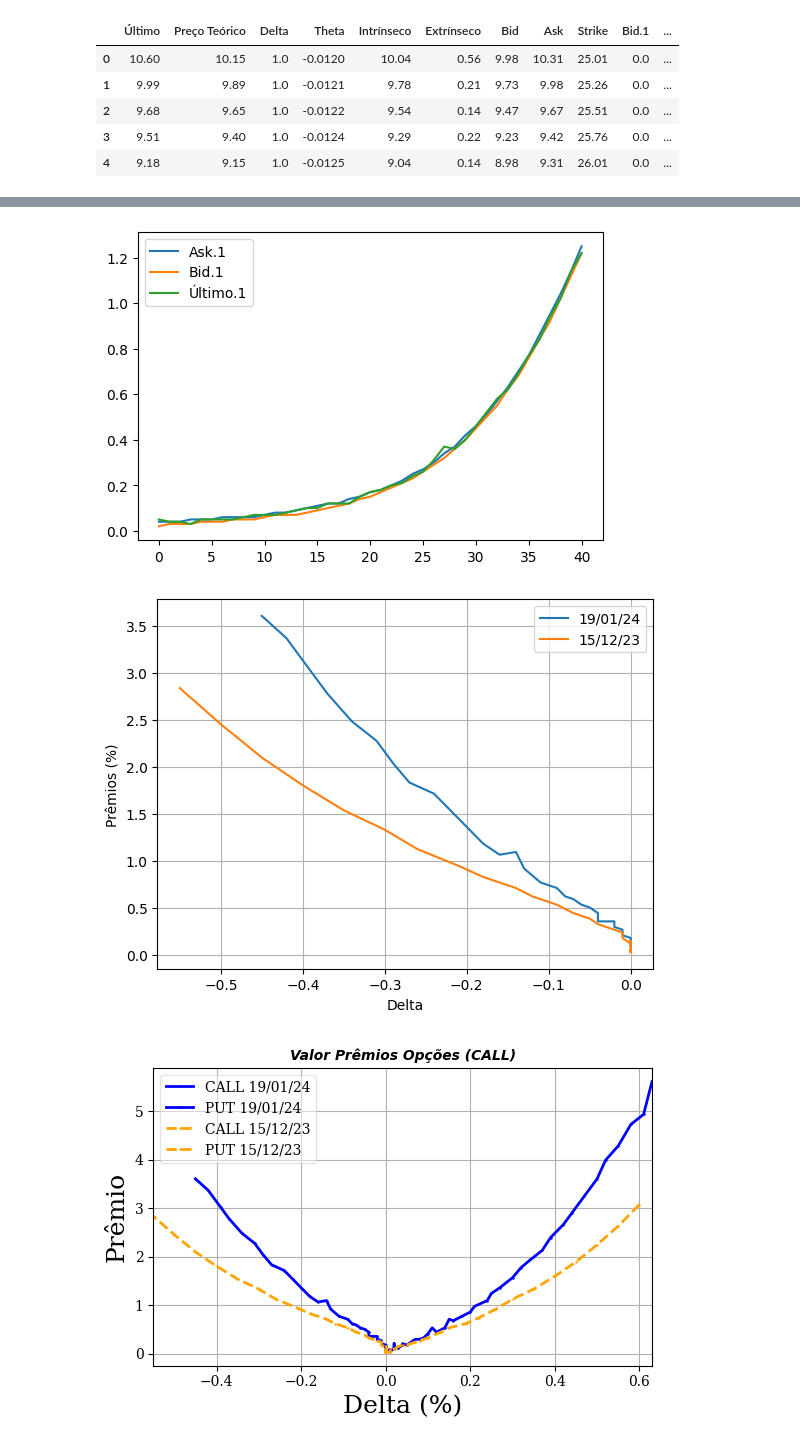
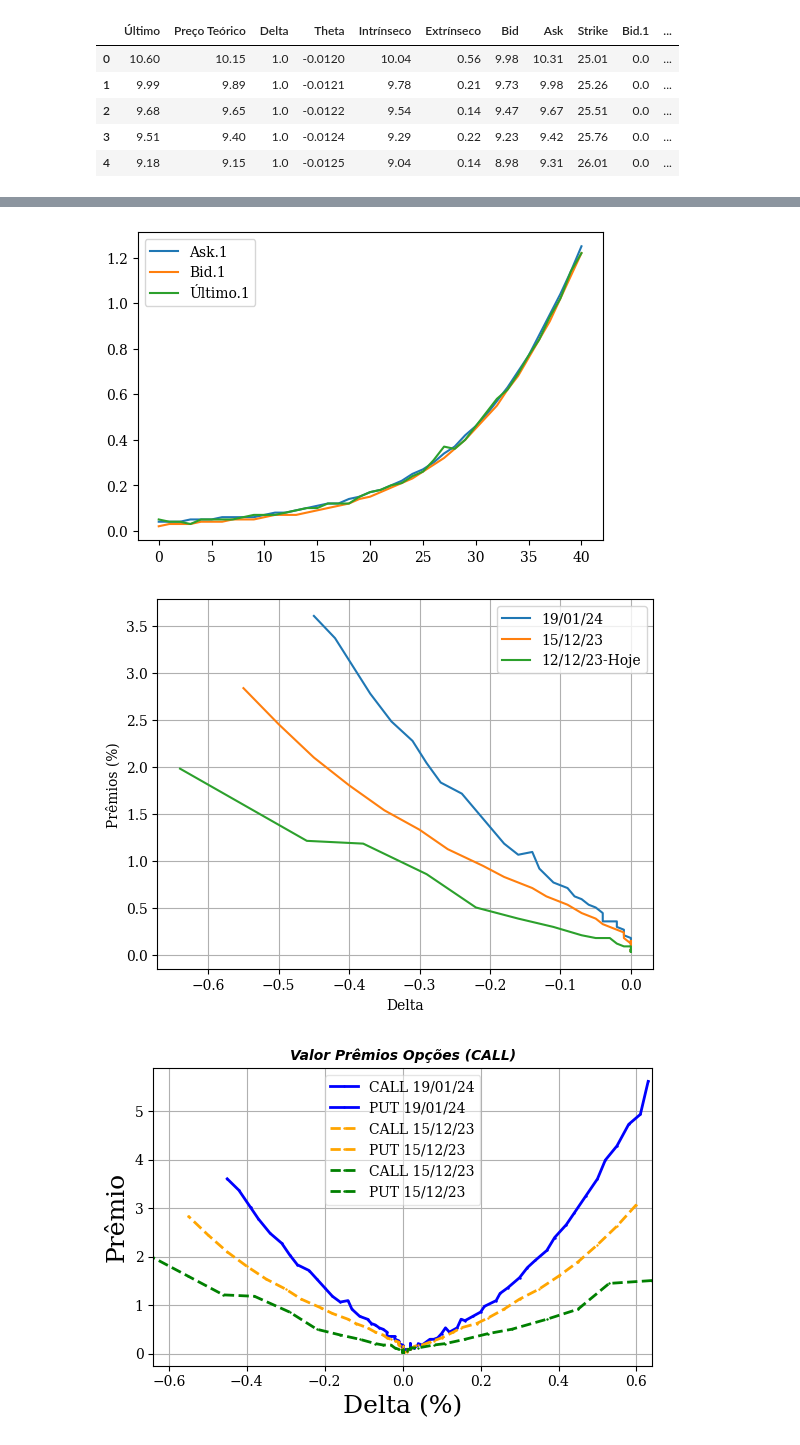
Before and after one commit to facklen/python_para_investimentos, a Jupyter notebook: Avaliação_Opções_PETR4.ipynb, the cells around one changed output, grey strips where cells are left out. Saved outputs shown, nothing was run; the diff lists cells and outputs as text; code cells hidden in the pictures.

```diff
--- a/Avaliação_Opções_PETR4.ipynb
+++ b/Avaliação_Opções_PETR4.ipynb
@@ -56,5 +74,5 @@ Opções1.head(5)
 | 3 | 9.51 | 9.40 | 1.0 | -0.0124 | 9.29 | 0.22 | 9.23 | 9.42 | 25.76 | 0.0 | ... |
 | 4 | 9.18 | 9.15 | 1.0 | -0.0125 | 9.04 | 0.14 | 8.98 | 9.31 | 26.01 | 0.0 | ... |
 # %%
-#Opções2 =pd.read_excel("/content/drive/MyDrive/Opções Dados/PETR4_04_12_23_to_15_12.xlsx",)
-#Opções2.head(5)
+Opções2 =pd.read_excel("/content/drive/MyDrive/Opções Dados/PETR4_12_12_23_to_15_12.xlsx",)
+Opções2.head(5)
@@ -64,54 +89,55 @@ Opções1.head(5)
 # Último valor negociado
 PUTs_OTM = Opções[(Opções['Intrínseco.1']<=0.5)]
 PUTs_OTM1 = Opções1[(Opções1['Intrínseco.1']<=0.5)]
-#PUTs_OTM2 = Opções2[(Opções2['Intrínseco.1']<=0.5)]
+PUTs_OTM2 = Opções2[(Opções2['Intrínseco.1']<=0.5)]
 PUTs_OTM[['Ask.1','Bid.1','Último.1']].plot(figsize = (6,4));
 # %% [output]
-[figure, old version]
+[figure, new version]
 # %%
 Ativo = 33.86
 #plt.plot(PUTs_OTM[['Delta.1']],PUTs_OTM[['Ask.1']]*100/Ativo,label='Ask')
 #plt.plot(PUTs_OTM[['Delta.1']],PUTs_OTM[['Bid.1']]*100/Ativo,label='Bid')
 plt.plot(PUTs_OTM[['Delta.1']],PUTs_OTM[['Último.1']]*100/Ativo,label='19/01/24')
 plt.plot(PUTs_OTM1[['Delta.1']],PUTs_OTM1[['Último.1']]*100/Ativo,label='15/12/23')
-#plt.plot(PUTs_OTM1[['Delta.1']],PUTs_OTM1[['Último.1']]*100/Ativo,label='15/12/23-Hoje')
+plt.plot(PUTs_OTM2[['Delta.1']],PUTs_OTM2[['Último.1']]*100/Ativo,label='12/12/23-Hoje')
 plt.legend()
 plt.grid()
 plt.xlabel('Delta')
 plt.ylabel('Prêmios (%)')
 plt.show()
 # %% [output]
-[figure, old version]
+[figure, new version]
 # %%
 # A mesma análise para as Calls
 CALLs_OTM = Opções[(Opções['Intrínseco']<=0.5)]
 CALLs_OTM1 = Opções1[(Opções1['Intrínseco']<=0.5)]
+CALLs_OTM2 = Opções2[(Opções2['Intrínseco']<=0.5)]
 # %%
 # A mesma análise para as Calls
 #Visualizar o gráfico
 #plt.style.use('seaborn')
 #plt.style.use('ggplot')
 plt.rcParams['font.family'] = 'serif'
 plt.rcParams['font.serif'] = ['Times New Roman'] + plt.rcParams['font.serif']
 plt.figure(figsize=(6,4))
 plt.title('Valor Prêmios Opções (CALL)', fontsize=10, fontweight='bold', fontstyle='italic', fontfamily='sans-serif')
 plt.xlabel('Delta (%)',fontsize=18)
 plt.ylabel('Prêmio',fontsize=18)
 plt.tight_layout()
 plt.margins(x=0, y=0.05)
 #plt.plot(CALLs_OTM['Delta'],CALLs_OTM['Ask']*100/Ativo,  label='Vendedor', color='blue',linestyle='dashed', linewidth=2)
 #plt.plot(CALLs_OTM['Delta'],CALLs_OTM['Bid']*100/Ativo,  label='Comprador', color='red', linestyle='dashed', linewidth=2)
 plt.plot(CALLs_OTM['Delta'],CALLs_OTM['Último']*100/Ativo,  label='CALL 19/01/24', color='blue', marker='+', linewidth=2, markersize=2)
 plt.plot(PUTs_OTM['Delta.1'],PUTs_OTM['Último.1']*100/Ativo,  label='PUT 19/01/24', color='blue', marker='+', linewidth=2, markersize=2)
 plt.plot(CALLs_OTM1['Delta'],CALLs_OTM1['Último']*100/Ativo,  label='CALL 15/12/23', color='orange', marker='+',linestyle='dashed', linewidth=2, markersize=2)
 plt.plot(PUTs_OTM1['Delta.1'],PUTs_OTM1['Último.1']*100/Ativo,  label='PUT 15/12/23', color='orange', marker='+',linestyle='dashed', linewidth=2, markersize=2)
-#plt.plot(CALLs_OTM2['Delta'],CALLs_OTM2['Último']*100/Ativo,  label='CALL 15/12/23', color='orange', marker='+',linestyle='dashed', linewidth=2, markersize=2)
-#plt.plot(PUTs_OTM2['Delta.1'],PUTs_OTM2['Último.1']*100/Ativo,  label='PUT 15/12/23', color='orange', marker='+',linestyle='dashed', linewidth=2, markersize=2)
+plt.plot(CALLs_OTM2['Delta'],CALLs_OTM2['Último']*100/Ativo,  label='CALL 15/12/23', color='green', marker='+',linestyle='dashed', linewidth=2, markersize=2)
+plt.plot(PUTs_OTM2['Delta.1'],PUTs_OTM2['Último.1']*100/Ativo,  label='PUT 15/12/23', color='green', marker='+',linestyle='dashed', linewidth=2, markersize=2)
 plt.legend(fontsize=10, frameon=True, framealpha=0.5, facecolor='white')
 plt.grid(True)
 plt.show()
 # %% [output]
-[figure, old version]
+[figure, new version]
 # %%
 # A mesma análise para as Calls em função do preço do ativo
 plt.rcParams['font.family'] = 'serif'
```
Also changed, not shown: parts of 4 cells of this notebook.
